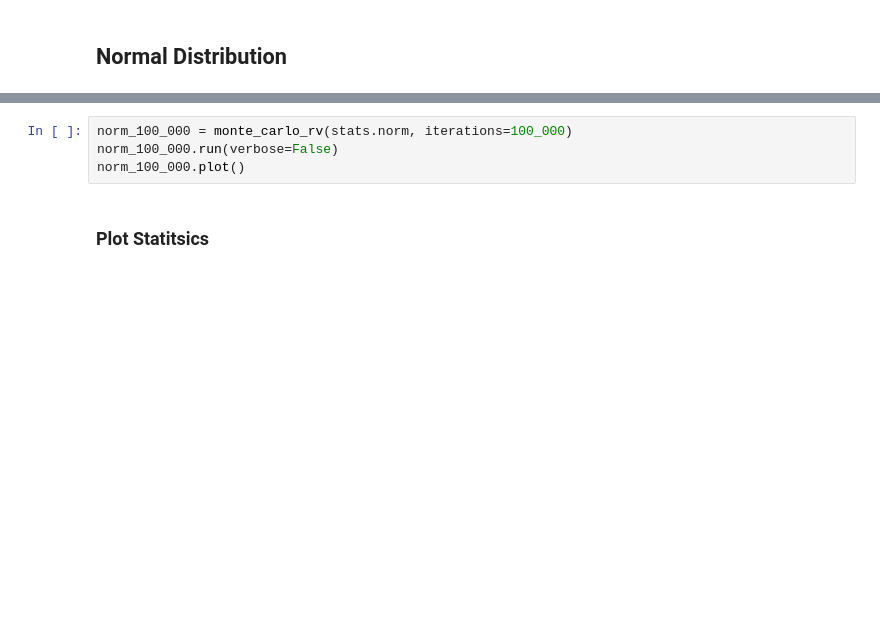
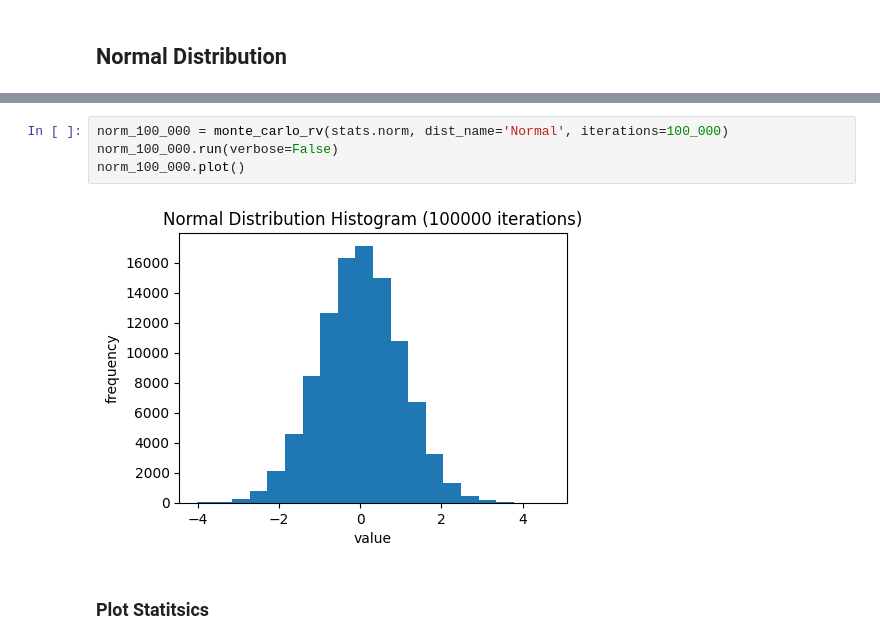
Before and after one commit to cdpowell/RandomGen, a Jupyter notebook: scripts/data_figures.ipynb, the cells around one changed output, grey strips where cells are left out. Saved outputs shown, nothing was run; the diff lists cells and outputs as text; blank space fills up the shorter version.

```diff
--- a/scripts/data_figures.ipynb
+++ b/scripts/data_figures.ipynb
@@ -30,7 +40,9 @@ norm_10_000.plot()
 # %%
-norm_100_000 = monte_carlo_rv(stats.norm, iterations=100_000)
+norm_100_000 = monte_carlo_rv(stats.norm, dist_name='Normal', iterations=100_000)
 norm_100_000.run(verbose=False)
 norm_100_000.plot()
+# %% [output]
+[figure, added]
 # %% [markdown]
 ### Plot Statitsics
 # %%
```
Also changed, not shown: parts of 30 cells of this notebook.
